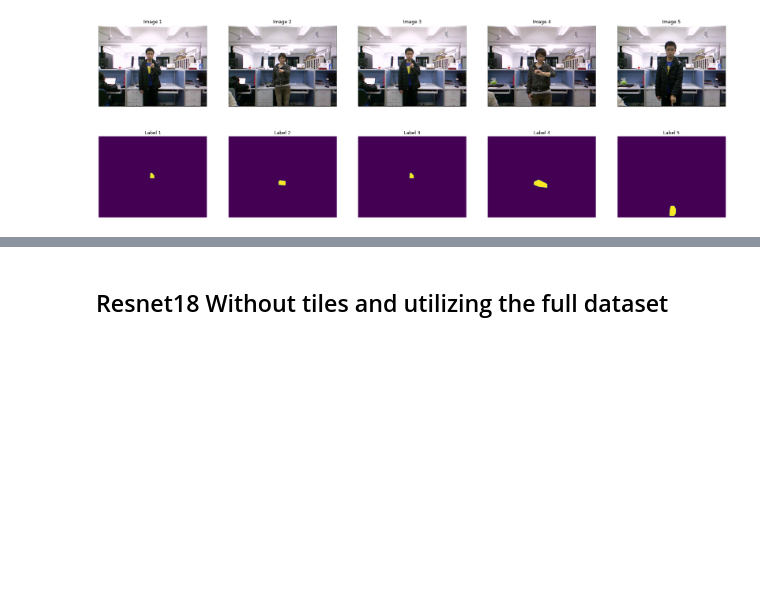
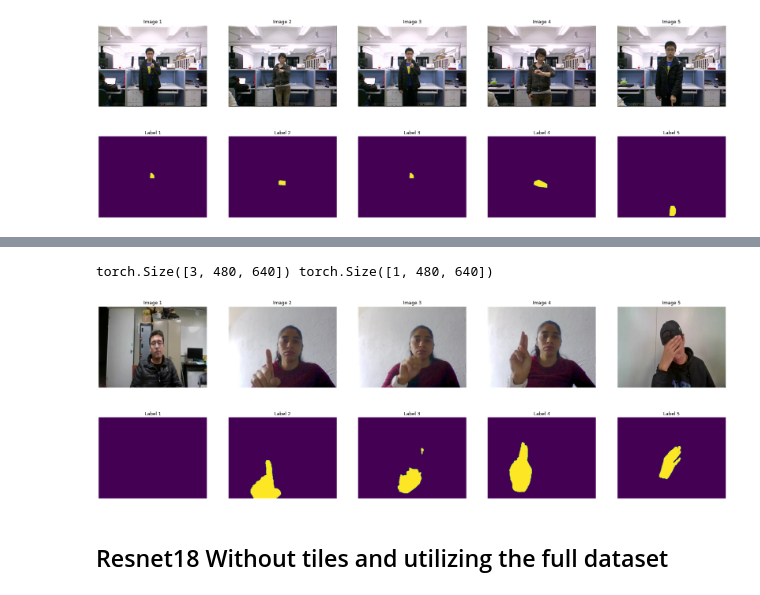
Before and after one commit to WolffRuoff/Fingertip-Finder, a Jupyter notebook: resnet_18_notile_full.ipynb, the cells around one changed output, grey strips where cells are left out. Saved outputs shown, nothing was run; the diff lists cells and outputs as text; code cells hidden in the pictures; blank space fills up the shorter version.

```diff
--- a/resnet_18_notile_full.ipynb
+++ b/resnet_18_notile_full.ipynb
@@ -44,3 +50,9 @@ torch.Size([3, 480, 640]) torch.Size([1, 480, 640])
+# %%
+if __name__ == '__main__':
+    loader_train, loader_val, loader_test = dataloader.main(batch_size=10, num_workers=4, dataset='IPN')
+# %% [output]
+torch.Size([3, 480, 640]) torch.Size([1, 480, 640])
+[figure, added]
 # %% [markdown]
 ## Resnet18 Without tiles and utilizing the full dataset
 # %% [markdown]
```
Also changed, not shown: parts of 1 cell of this notebook, 1 other file.
